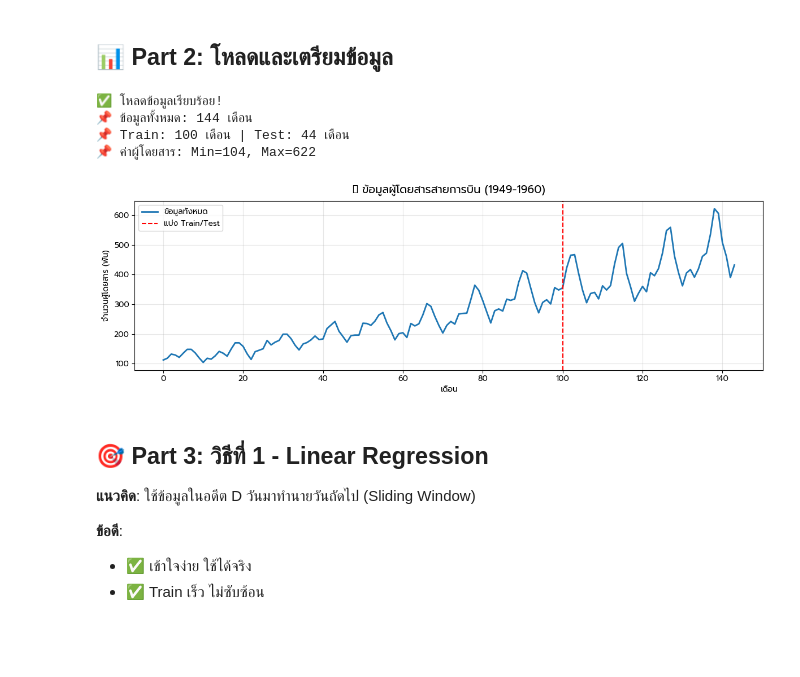
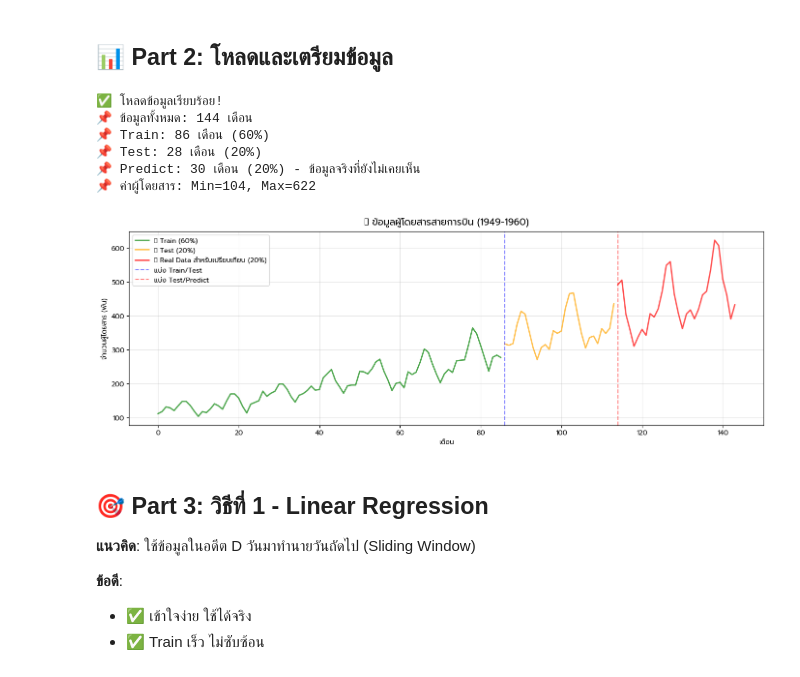
Before and after one commit to HamdeeNaseng/Naive-Bayes, a Jupyter notebook: Bayes Test/airline/airline.ipynb, the cells around one changed output. Cells and saved outputs as stored; diff of their text form; code cells hidden in the pictures; blank space fills up the shorter version.

```diff
--- a/Bayes Test/airline/airline.ipynb
+++ b/Bayes Test/airline/airline.ipynb
@@ -49,45 +49,61 @@ print("✅ พร้อมเปรียบเทียบ 3 วิธี!")
 # %%
 # โหลดข้อมูล
 df = pd.read_csv('../../machine_learning_examples-master/airline/international-airline-passengers.csv',
                  engine='python', skipfooter=3)
 df.columns = ['month', 'passengers']
 
 # แปลงเป็น array
 data = df['passengers'].values.astype(np.float32)
 
-# Normalize (ทำให้ค่าอยู่ระหว่าง 0-1)
-Ntrain = int(0.7 * len(data))
-train_data = data[:Ntrain]
-test_data = data[Ntrain:]
+# แบ่งข้อมูลเป็น Train (60%) / Test (20%) / Predict (20%)
+N = len(data)
+N_train = int(0.6 * N)  # 60% สำหรับ train
+N_test = int(0.2 * N)   # 20% สำหรับ test
+N_predict = N - N_train - N_test  # 20% เหลือสำหรับ predict
 
+train_data = data[:N_train]
+test_data = data[N_train:N_train+N_test]
+predict_data = data[N_train+N_test:]  # ข้อมูลจริงที่จะเอามาเปรียบเทียบ
+
+# Normalize ทั้งหมดด้วย train data statistics
 mx = train_data.max()
 mi = train_data.min()
 
 train_data_normalized = (train_data - mi) / (mx - mi)
 test_data_normalized = (test_data - mi) / (mx - mi)
+predict_data_normalized = (predict_data - mi) / (mx - mi)
 
 print(f"✅ โหลดข้อมูลเรียบร้อย!")
-print(f"📌 ข้อมูลทั้งหมด: {len(data)} เดือน")
-print(f"📌 Train: {len(train_data)} เดือน | Test: {len(test_data)} เดือน")
+print(f"📌 ข้อมูลทั้งหมด: {N} เดือน")
+print(f"📌 Train: {len(train_data)} เดือน (60%)")
+print(f"📌 Test: {len(test_data)} เดือน (20%)")
+print(f"📌 Predict: {len(predict_data)} เดือน (20%) - ข้อมูลจริงที่ยังไม่เคยเห็น")
 print(f"📌 ค่าผู้โดยสาร: Min={data.min():.0f}, Max={data.max():.0f}")
 
-# Plot ข้อมูลดิบ
-plt.figure(figsize=(12, 4))
-plt.plot(data, label='ข้อมูลทั้งหมด', linewidth=2)
-plt.axvline(x=Ntrain, color='r', linestyle='--', label='แบ่ง Train/Test')
+# Plot ข้อมูลดิบแบ่ง 3 ส่วน
+plt.figure(figsize=(14, 5))
+plt.plot(range(len(train_data)), train_data, label='🟢 Train (60%)', linewidth=2, color='green', alpha=0.7)
+plt.plot(range(N_train, N_train+N_test), test_data, label='🟠 Test (20%)', linewidth=2, color='orange', alpha=0.7)
+plt.plot(range(N_train+N_test, N), predict_data, label='🔴 Real Data สำหรับเปรียบเทียบ (20%)', linewidth=2, color='red', alpha=0.7)
+
+plt.axvline(x=N_train, color='blue', linestyle='--', alpha=0.5, label='แบ่ง Train/Test')
+plt.axvline(x=N_train+N_test, color='red', linestyle='--', alpha=0.5, label='แบ่ง Test/Predict')
+
 plt.title('📈 ข้อมูลผู้โดยสารสายการบิน (1949-1960)', fontsize=14, pad=10)
 plt.xlabel('เดือน')
 plt.ylabel('จำนวนผู้โดยสาร (พัน)')
-plt.legend()
+plt.legend(loc='upper left')
 plt.grid(alpha=0.3)
 plt.tight_layout()
 plt.show()
 # %% [output]
 ✅ โหลดข้อมูลเรียบร้อย!
 📌 ข้อมูลทั้งหมด: 144 เดือน
-📌 Train: 100 เดือน | Test: 44 เดือน
+📌 Train: 86 เดือน (60%)
+📌 Test: 28 เดือน (20%)
+📌 Predict: 30 เดือน (20%) - ข้อมูลจริงที่ยังไม่เคยเห็น
 📌 ค่าผู้โดยสาร: Min=104, Max=622
-[figure, old version]
+[figure, new version]
 # %% [markdown]
 ## 🎯 Part 3: วิธีที่ 1 - Linear Regression
 
```
Also changed, not shown: parts of 3 cells of this notebook.
